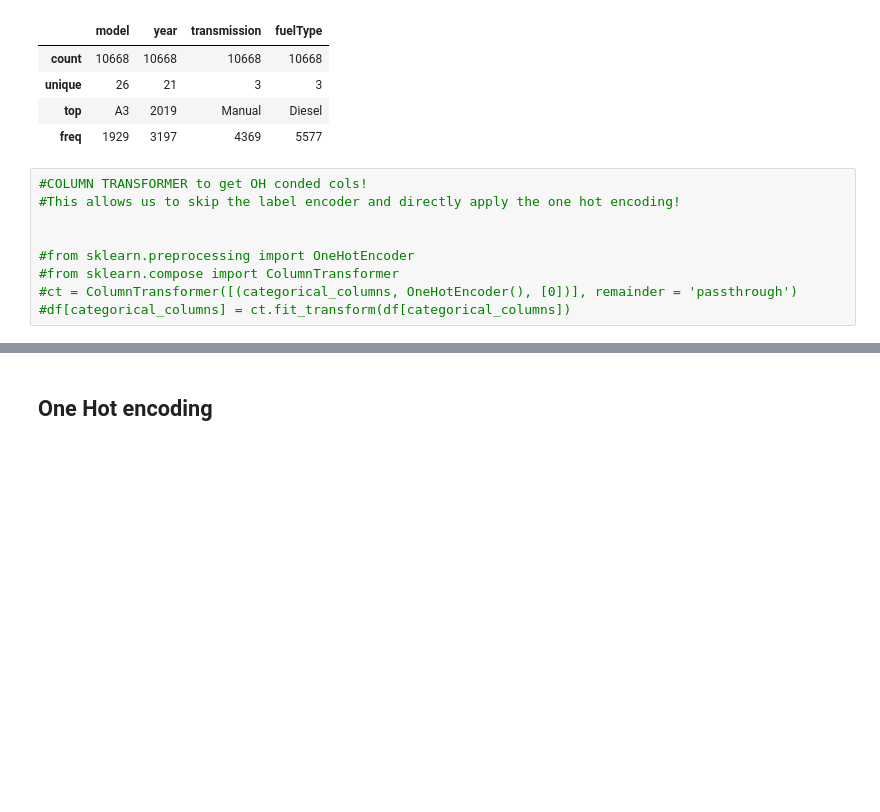
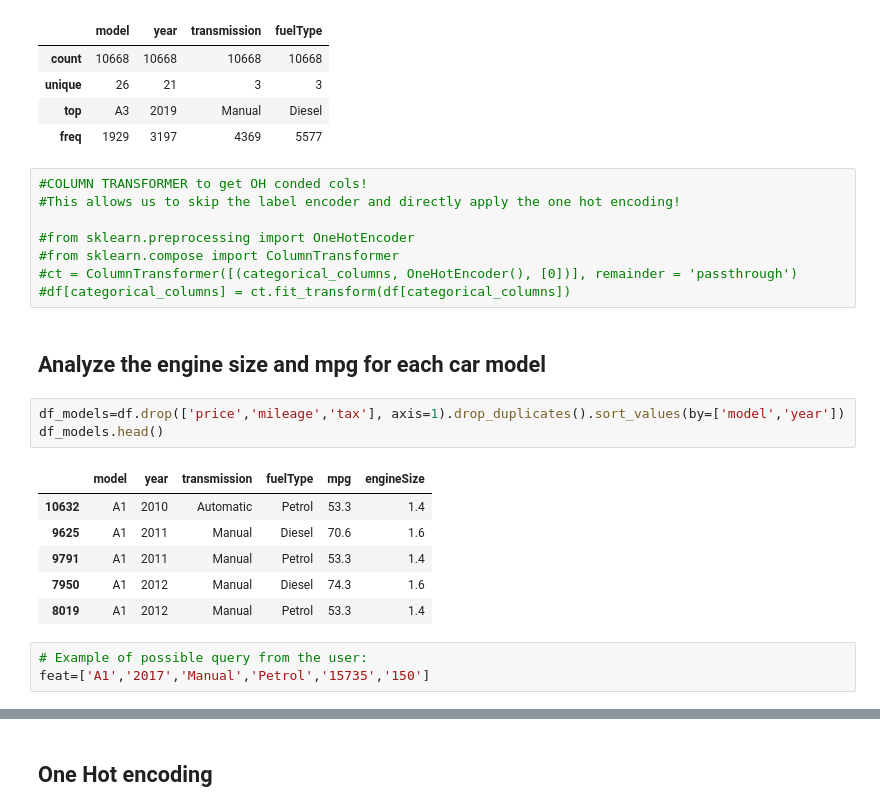
Before and after one commit to ludo950/data-science-regression, a Jupyter notebook: XGBoost HYPEROPT VS XGBoost VS SVR PRICE REGRESSION.ipynb, the cells around one changed output, grey strips where cells are left out. Saved outputs shown, nothing was run; the diff lists cells and outputs as text; blank space fills up the shorter version.

```diff
--- a/XGBoost HYPEROPT VS XGBoost VS SVR PRICE REGRESSION.ipynb
+++ b/XGBoost HYPEROPT VS XGBoost VS SVR PRICE REGRESSION.ipynb
@@ -84,9 +92,23 @@ df[categorical_columns].describe()
 # %%
 #COLUMN TRANSFORMER to get OH conded cols!
 #This allows us to skip the label encoder and directly apply the one hot encoding!
-
 
 #from sklearn.preprocessing import OneHotEncoder
 #from sklearn.compose import ColumnTransformer
 #ct = ColumnTransformer([(categorical_columns, OneHotEncoder(), [0])], remainder = 'passthrough')
 #df[categorical_columns] = ct.fit_transform(df[categorical_columns])
+# %% [markdown]
+## Analyze the engine size and mpg for each car model
+# %%
+df_models=df.drop(['price','mileage','tax'], axis=1).drop_duplicates().sort_values(by=['model','year'])
+df_models.head()
+# %% [output]
+|  | model | year | transmission | fuelType | mpg | engineSize |
+| 10632 | A1 | 2010 | Automatic | Petrol | 53.3 | 1.4 |
+| 9625 | A1 | 2011 | Manual | Diesel | 70.6 | 1.6 |
+| 9791 | A1 | 2011 | Manual | Petrol | 53.3 | 1.4 |
+| 7950 | A1 | 2012 | Manual | Diesel | 74.3 | 1.6 |
+| 8019 | A1 | 2012 | Manual | Petrol | 53.3 | 1.4 |
+# %%
+# Example of possible query from the user:
+feat=['A1','2017','Manual','Petrol','15735','150']
```
Also changed, not shown: parts of 43 cells of this notebook.
